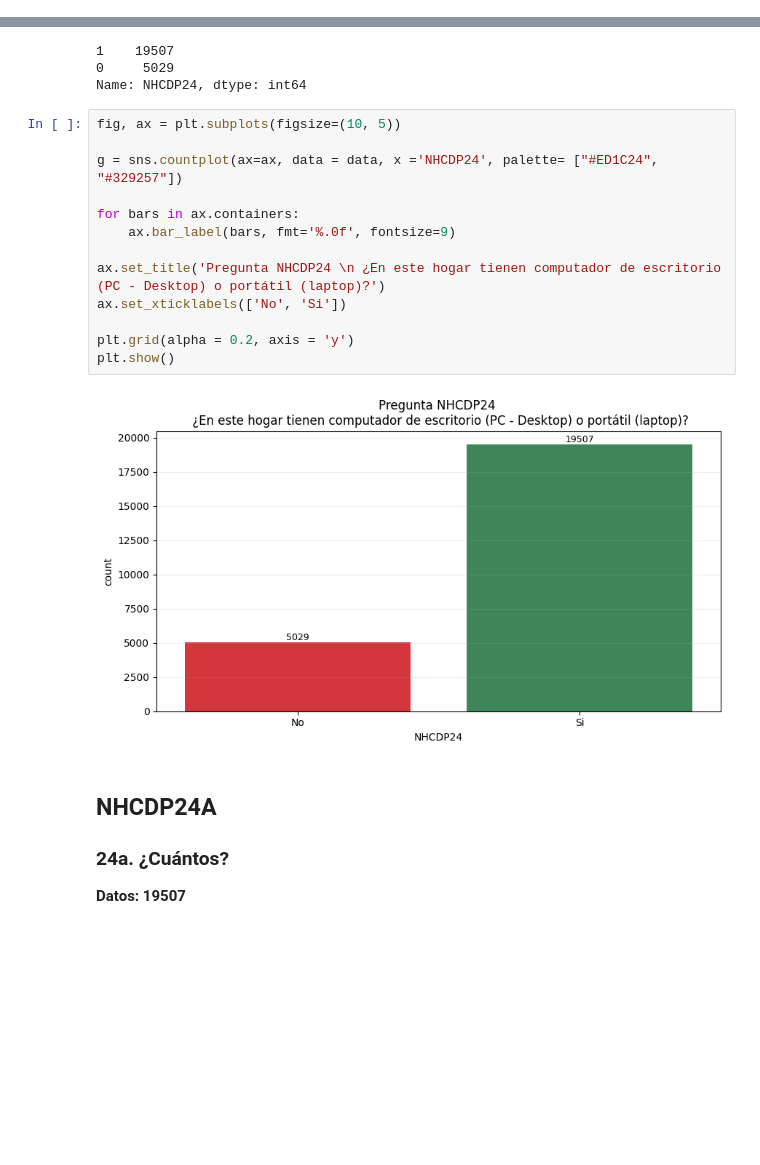
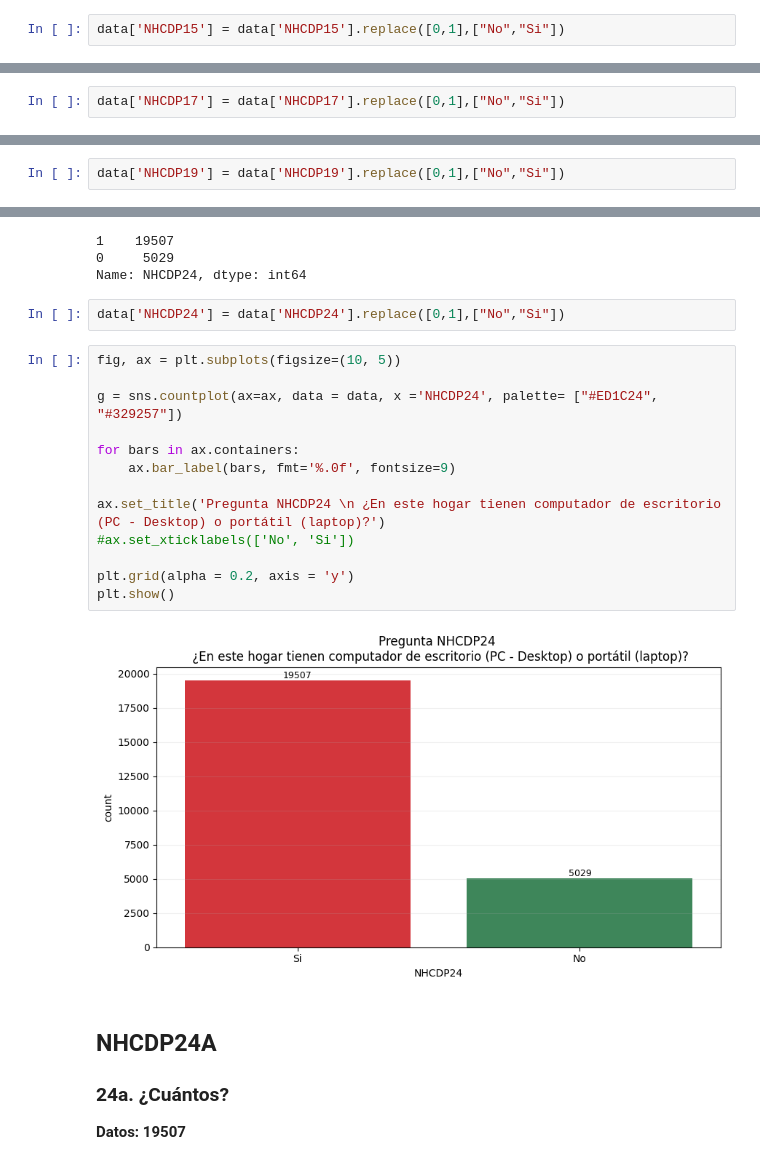
Before and after one commit to pinnzonandres/Encuesta-Multiproposito-Suba, a Jupyter notebook: Jupyter Scripts/3 - Parte EDA & Limpieza - Sección NHCDP.ipynb, the cells around one changed output, grey strips where cells are left out. Cells and saved outputs as stored; diff of their text form; blank space fills up the shorter version.

```diff
--- a/Jupyter Scripts/3 - Parte EDA & Limpieza - Sección NHCDP.ipynb
+++ b/Jupyter Scripts/3 - Parte EDA & Limpieza - Sección NHCDP.ipynb
@@ -197,6 +209,8 @@ data['NHCDP15'].value_counts()
 1    23292
 0     1244
 Name: NHCDP15, dtype: int64
+# %%
+data['NHCDP15'] = data['NHCDP15'].replace([0,1],["No","Si"])
 # %%
 fig, ax = plt.subplots(figsize=(10, 5))
 
@@ -244,6 +258,8 @@ data['NHCDP17'].value_counts()
 0.0    21095
 1.0     1124
 Name: NHCDP17, dtype: int64
+# %%
+data['NHCDP17'] = data['NHCDP17'].replace([0,1],["No","Si"])
 # %%
 fig, ax = plt.subplots(figsize=(10, 5))
 
@@ -405,6 +421,8 @@ data['NHCDP19'].value_counts()
 0.0    21964
 1.0      255
 Name: NHCDP19, dtype: int64
+# %%
+data['NHCDP19'] = data['NHCDP19'].replace([0,1],["No","Si"])
 # %%
 fig, ax = plt.subplots(figsize=(10, 5))
 
@@ -452,21 +470,23 @@ data['NHCDP24'].value_counts()
 1    19507
 0     5029
 Name: NHCDP24, dtype: int64
+# %%
+data['NHCDP24'] = data['NHCDP24'].replace([0,1],["No","Si"])
 # %%
 fig, ax = plt.subplots(figsize=(10, 5))
 
 g = sns.countplot(ax=ax, data = data, x ='NHCDP24', palette= ["#ED1C24", "#329257"])
 
 for bars in ax.containers:
     ax.bar_label(bars, fmt='%.0f', fontsize=9)
 
 ax.set_title('Pregunta NHCDP24 \n ¿En este hogar tienen computador de escritorio (PC - Desktop) o portátil (laptop)?')
-ax.set_xticklabels(['No', 'Si'])
+#ax.set_xticklabels(['No', 'Si'])
 
 plt.grid(alpha = 0.2, axis = 'y')
 plt.show()
 # %% [output]
-[figure, old version]
+[figure, new version]
 # %% [markdown]
 ## NHCDP24A
 ### 24a. ¿Cuántos?
```
Also changed, not shown: parts of 17 cells of this notebook, 1 other file.
